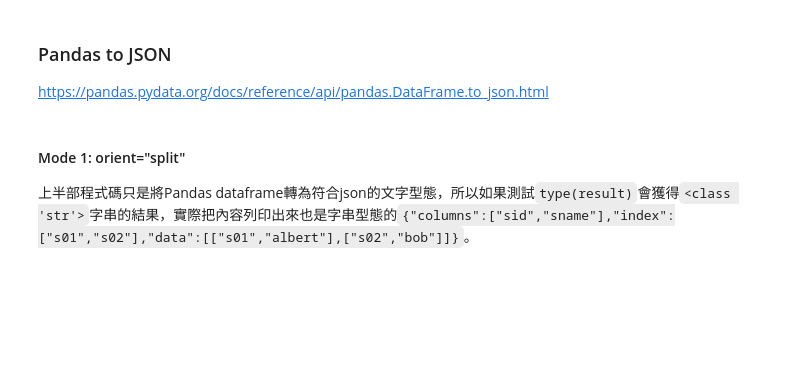
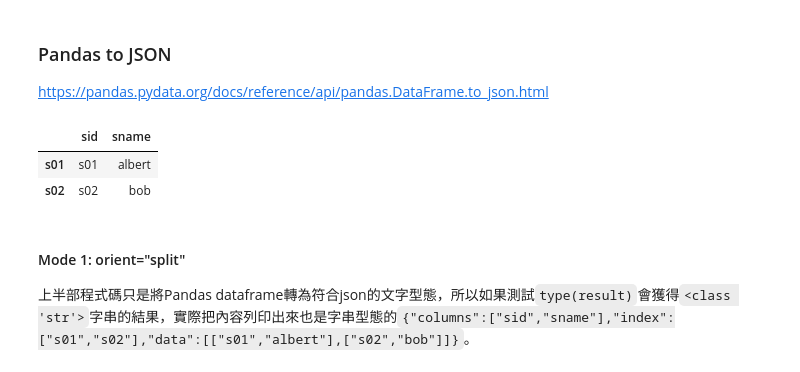
Before and after one commit to p4css/py4css, a Jupyter notebook: _sources/PSS/P05_read_csv_json.ipynb, the cells around one changed output. Drawn from its saved outputs; the diff is of its cells as text; code cells hidden in the pictures; blank space fills up the shorter version.

```diff
--- a/_sources/PSS/P05_read_csv_json.ipynb
+++ b/_sources/PSS/P05_read_csv_json.ipynb
@@ -391,8 +488,13 @@ https://pandas.pydata.org/docs/reference/api/pandas.DataFrame.to_json.html
 # %%
 import json
 df = pd.DataFrame(
     [["s01", "albert"], ["s02", "bob"]],
     index=["s01", "s02"],
     columns=["sid", "sname"]
 )
+df
+# %% [output]
+|  | sid | sname |
+| s01 | s01 | albert |
+| s02 | s02 | bob |
 # %%
```
Also changed, not shown: parts of 24 cells of this notebook, 8 other files.
